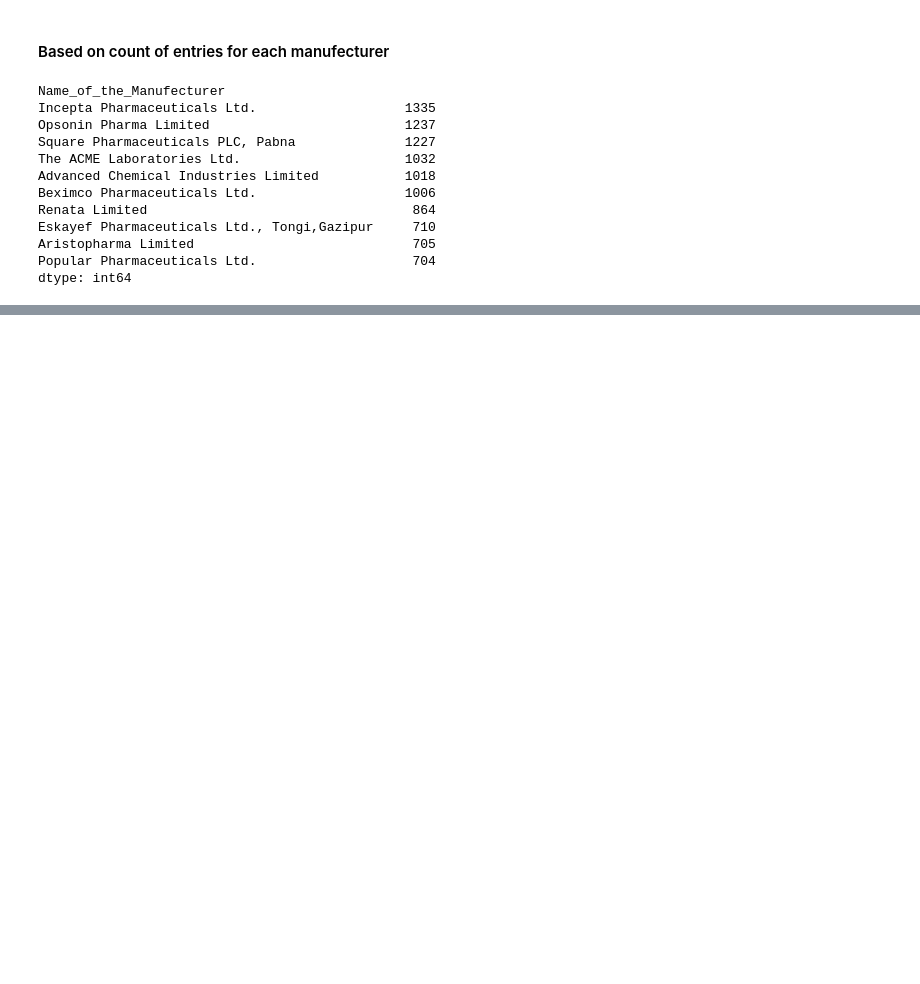
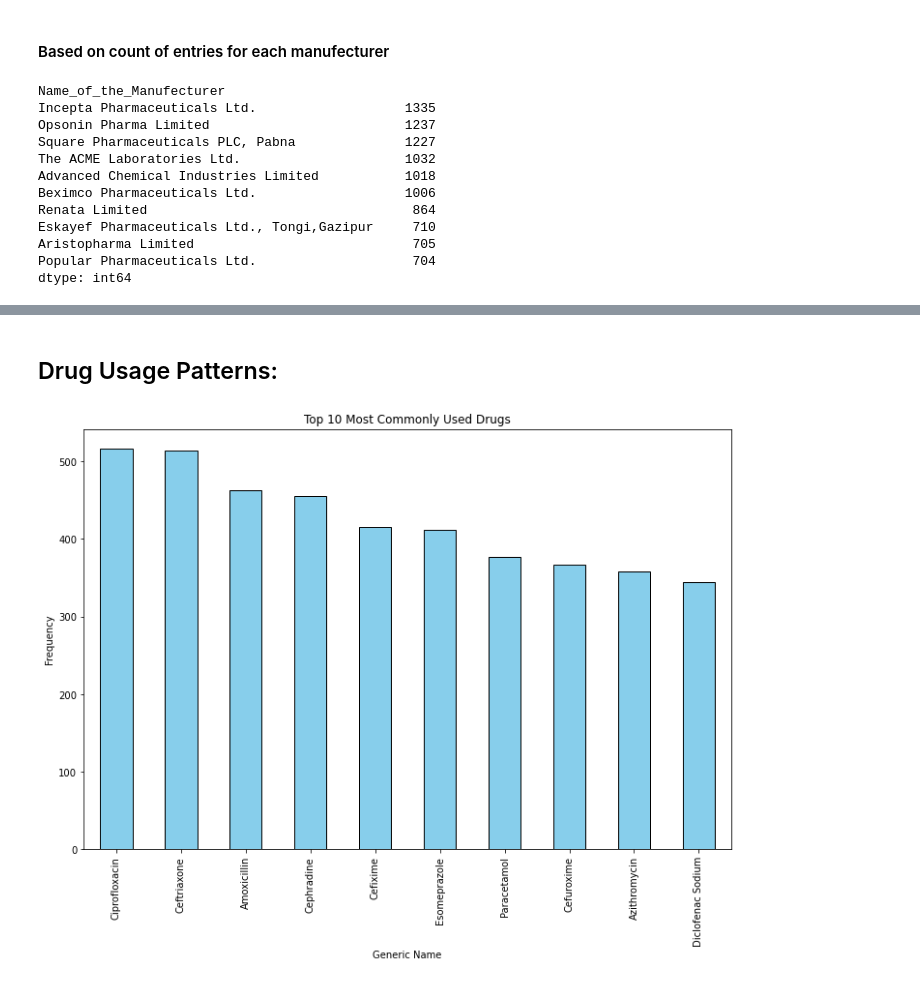
Before and after one commit to mMahnoor/BangladeshPharma_Data, a Jupyter notebook: Analysis/Basic_Analysis.ipynb, the cells around one changed output, grey strips where cells are left out. Drawn from its saved outputs; the diff is of its cells as text; code cells hidden in the pictures; blank space fills up the shorter version.

```diff
--- a/Analysis/Basic_Analysis.ipynb
+++ b/Analysis/Basic_Analysis.ipynb
@@ -201,0 +258,12 @@ dtype: int64
+# %% [markdown]
+## Drug Usage Patterns:
+# %%
+top_drugs = allopathic_data['Generic_Name'].value_counts().head(10)
+plt.figure(figsize=(12, 8))
+top_drugs.plot(kind='bar', color='skyblue', edgecolor='black')
+plt.title('Top 10 Most Commonly Used Drugs')
+plt.xlabel('Generic Name')
+plt.ylabel('Frequency')
+plt.show()
+# %% [output]
+[figure, added]
```
Also changed, not shown: parts of 9 cells of this notebook.
